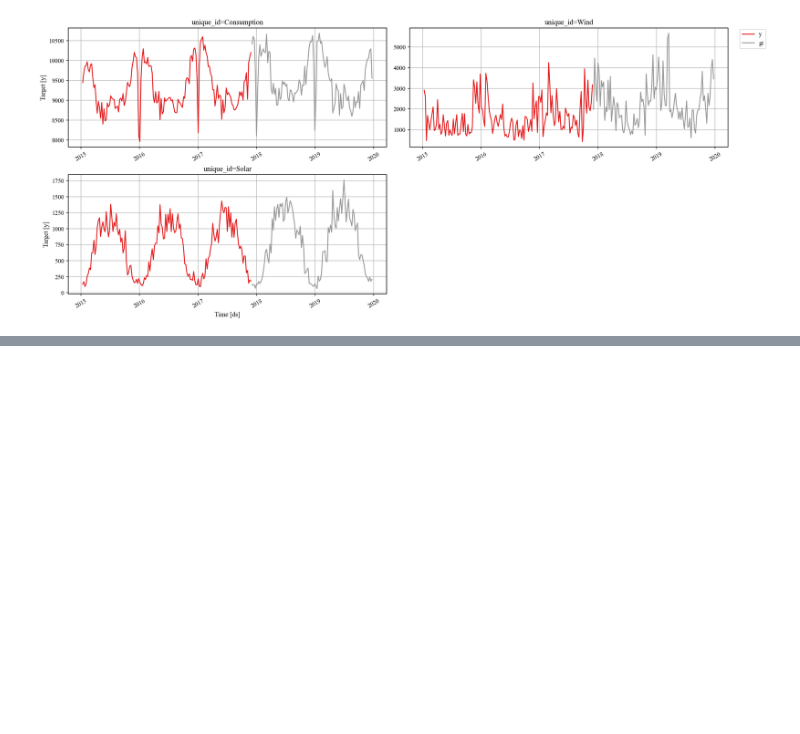
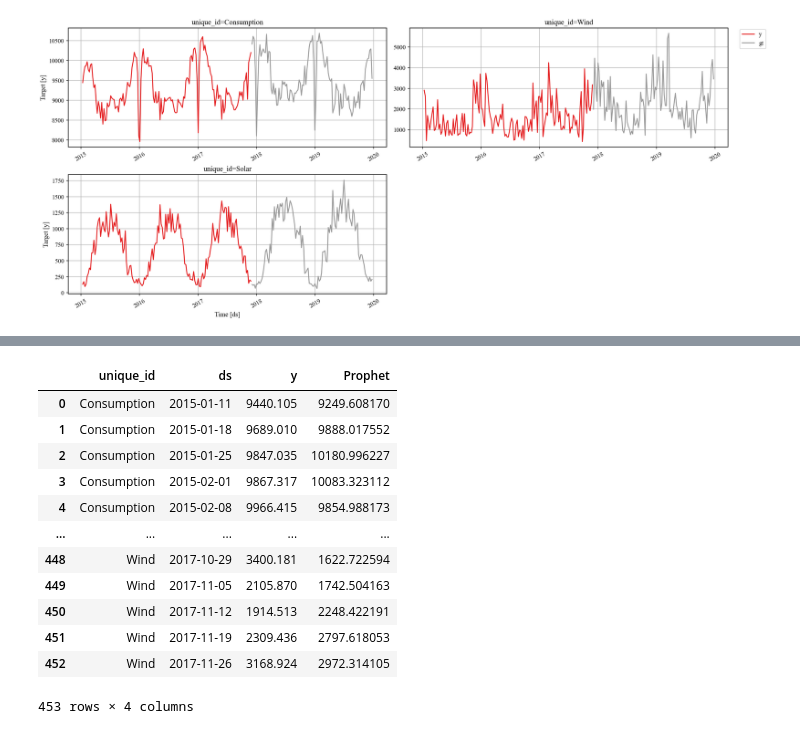
Before and after one commit to MVRonkin/TimeSeriesCourse, a Jupyter notebook: 2026/WS/021 - Prophet adapter.ipynb, the cells around one changed output, grey strips where cells are left out. Drawn from its saved outputs; the diff is of its cells as text; code cells hidden in the pictures; blank space fills up the shorter version.

```diff
--- a/2026/WS/021 - Prophet adapter.ipynb
+++ b/2026/WS/021 - Prophet adapter.ipynb
@@ -418,0 +426,16 @@ TypeError: forecast() got an unexpected keyword argument 'levels'
+# %%
+in_sample
+# %% [output]
+|  | unique_id | ds | y | Prophet |
+| 0 | Consumption | 2015-01-11 | 9440.105 | 9249.608170 |
+| 1 | Consumption | 2015-01-18 | 9689.010 | 9888.017552 |
+| 2 | Consumption | 2015-01-25 | 9847.035 | 10180.996227 |
+| 3 | Consumption | 2015-02-01 | 9867.317 | 10083.323112 |
+| 4 | Consumption | 2015-02-08 | 9966.415 | 9854.988173 |
+| ... | ... | ... | ... | ... |
+| 448 | Wind | 2017-10-29 | 3400.181 | 1622.722594 |
+| 449 | Wind | 2017-11-05 | 2105.870 | 1742.504163 |
+| 450 | Wind | 2017-11-12 | 1914.513 | 2248.422191 |
+| 451 | Wind | 2017-11-19 | 2309.436 | 2797.618053 |
+| 452 | Wind | 2017-11-26 | 3168.924 | 2972.314105 |
+453 rows × 4 columns
```
Also changed, not shown: parts of 4 cells of this notebook.
